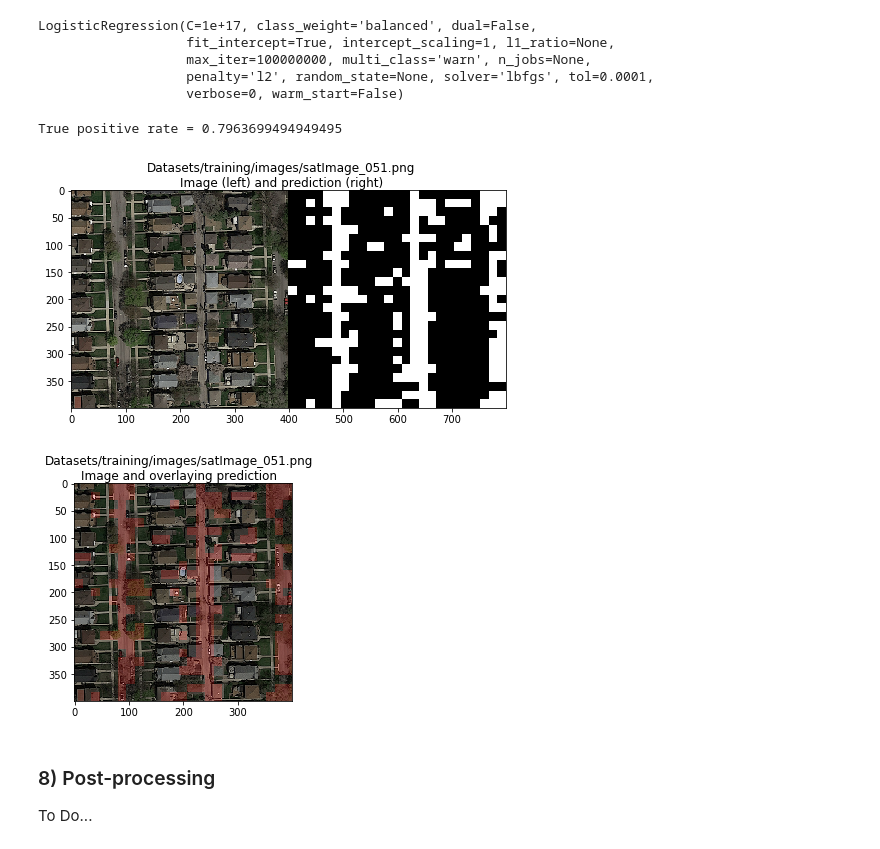
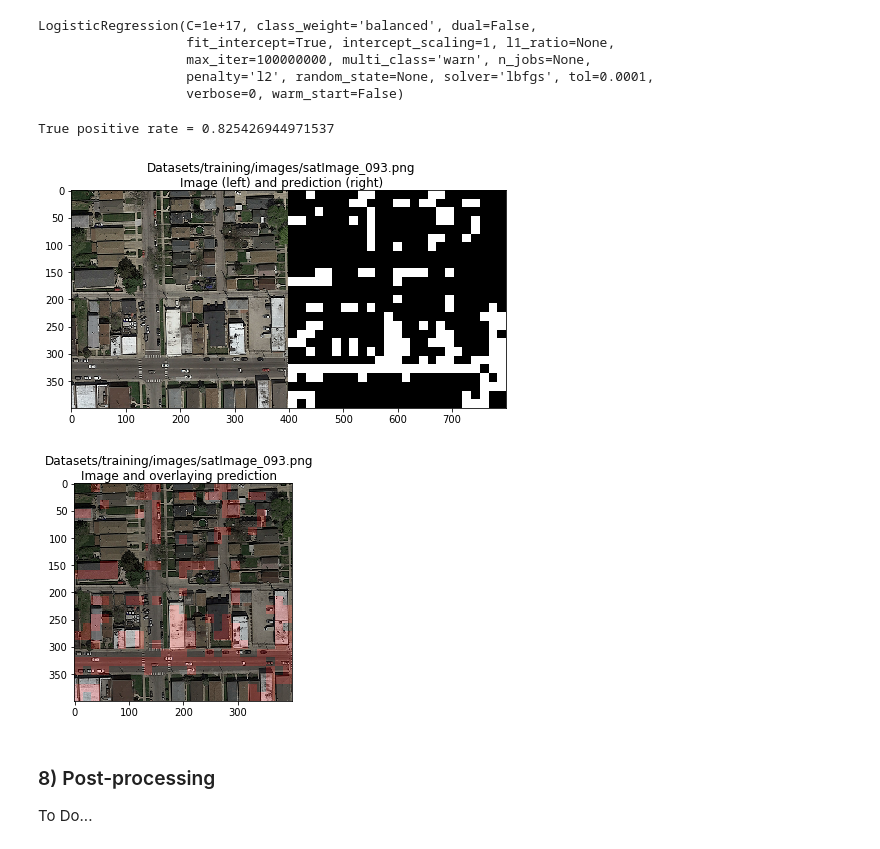
Before and after one commit to emdezla/RoadSegmentation, a Jupyter notebook: Emilio/LogisticRegression.ipynb, the cells around one changed output. Drawn from its saved outputs; the diff is of its cells as text; code cells hidden in the pictures.

```diff
--- a/Emilio/LogisticRegression.ipynb
+++ b/Emilio/LogisticRegression.ipynb
@@ -52,6 +52,6 @@ imagedir = rootdir + "images/"
 files = os.listdir(imagedir)
 #image_enhanced = cv2.equalizeHist(test_image)
 #plt.imshow(test)
-n=100
+n=10
 imgs_raw, gt_imgs = LoadTrainingData(n, rootdir)
 # %% [output]
@@ -60,5 +60,5 @@ Loading 100 groundtruth images...
 # %%
-number = 25
+number = 1
 
 print("Original image: the shape of image={s}, the data type={dt}.".format(
         s=imgs_raw[number].shape, dt=imgs_raw[number].dtype))
@@ -261,9 +261,6 @@ def PlotAugmentedData(imgs, gt_imgs, id_img=0):
         axs[int(i/4), (i % 4)].imshow(concatenate_images(aug_imgs[i], aug_gt_imgs[i]), cmap='Greys_r')
         axs[int(i/4), (i % 4)].set_title(files[id_img] + "\n" + titles[i])
 
-def ChanelAugmentation(imgs):
-
-    raise NotImplementedError
 
 def BuildExtendedImage(img):
     """ Create a 3x3 grid of the imput image by mirroring it at the boundaries"""
@@ -351,11 +348,24 @@ gt_patches has size  (125000, 16, 16)
 ### 5) Extract features
 # %%
 # Extract 6-dimensional features consisting of average RGB color as well as variance
+#def extract_features(img):
+#    feat_m = np.mean(img, axis=(0,1))
+#    feat_v = np.var(img, axis=(0,1))
+#    #feat_p = stats.mode(img, axis=(0,1))
+#    features = np.append(feat_m, feat_v)
+#    return features
+
 def extract_features(img):
+    th_down = 0.31 #80/255
+    th_up = 0.78   #200/255
+    road = 0;
     feat_m = np.mean(img, axis=(0,1))
     feat_v = np.var(img, axis=(0,1))
-    #feat_p = stats.mode(img, axis=(0,1))
-    features = np.append(feat_m, feat_v)
+    if ((feat_m[3] > th_down)&(feat_m[3] < th_up)):
+        road = 1;
+    road = np.array([road])
+    feat_p = stats.mode(img[:,:,3], axis=None)[0]
+    features = np.concatenate((feat_m, feat_v, feat_p, road))
     return features
 
 # Extract 2-dimensional features consisting of average gray color as well as variance
@@ -364,11 +374,11 @@ def extract_features_2d(img):
     th_up = 0.78   #200/255
     road = 0;
     feat_m = np.mean(img)
-    if ((feat_m > th_down)&(feat_m < th_up)):
+    if ((feat_m[3] > th_down)&(feat_m[3] < th_up)):
         road = 1;
     feat_v = np.var(img)
-    feat_p = stats.mode(img)
-    features = np.append(feat_m, feat_v,feat_p,road)
+    feat_p = stats.mode(img, axis=None)[0]
+    features = np.append(feat_m, feat_v, feat_p, road)
     return features
 
 # Extract features for a given image
@@ -800,18 +799,18 @@ def VisualizePrediction(logregModel, degree, img_path, patch_size=16):
 # %%
 # Model accuracy over the train data
 
 TPR = TruePositiveRate(tX, Y, logreg_final)
 print('True positive rate = ' + str(TPR))
 
 # Visualizing the prediction of the img_idx-th image
-img_idx = 9
+img_idx = 13
 img_path = imagedir + files[img_idx]
 
 VisualizePrediction(logreg_final, degree, img_path)
 # %% [output]
-True positive rate = 0.7963699494949495
+True positive rate = 0.825426944971537
-[figure, old version]
+[figure, new version]
-[figure, old version]
+[figure, new version]
 # %% [markdown]
 ### 8) Post-processing
 To Do...
```
Also changed, not shown: parts of 10 cells of this notebook, 2 other files.
